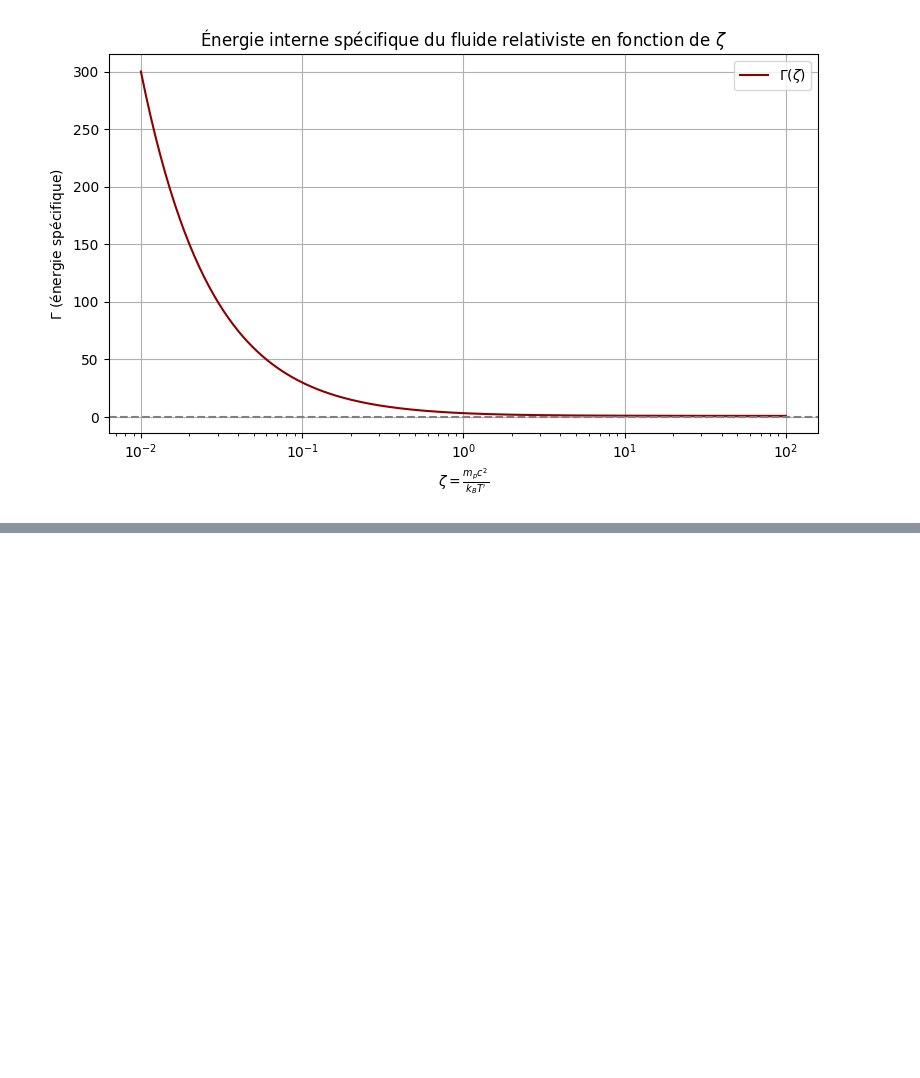
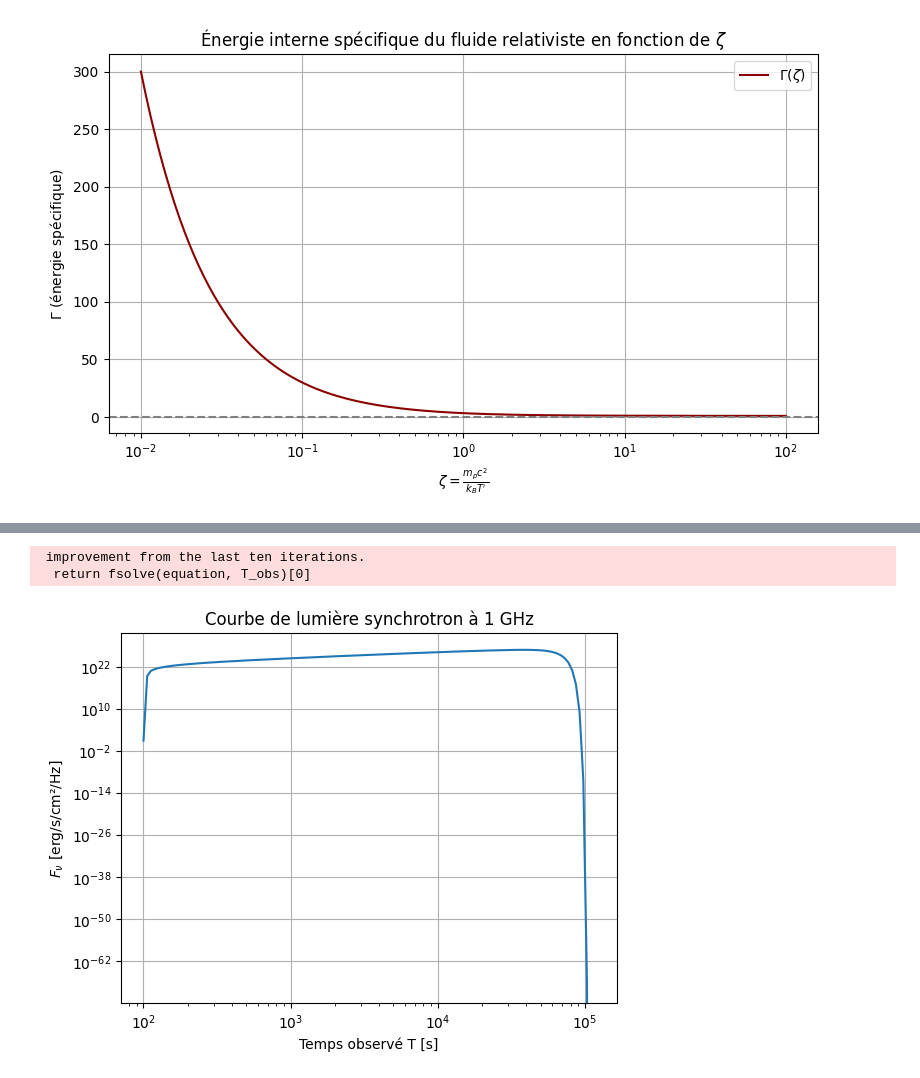
Before and after one commit to KSourya/Stage-M1, a Jupyter notebook: Stage_GRB.ipynb, the cells around one changed output, grey strips where cells are left out. Saved outputs shown, nothing was run; the diff lists cells and outputs as text; code cells hidden in the pictures; blank space fills up the shorter version.

```diff
--- a/Stage_GRB.ipynb
+++ b/Stage_GRB.ipynb
@@ -365,0 +547,18 @@ plt.show()
+# %%
+# Montée et déclin du flux
+
+T_vals = np.logspace(2, 7, 200)  # secondes
+nu_obs = 1e9  # 1 GHz
+Fnu_vals = [synchrotron_flux(jet, T, nu_obs) for T in T_vals]
+
+plt.figure()
+plt.loglog(T_vals, Fnu_vals)
+plt.xlabel("Temps observé T [s]")
+plt.ylabel(r"$F_\nu$ [erg/s/cm²/Hz]")
+plt.title("Courbe de lumière synchrotron à 1 GHz")
+plt.grid(True)
+plt.show()
+# %% [output]
+ improvement from the last ten iterations.
+  return fsolve(equation, T_obs)[0]
+[figure, added]
```
Also changed, not shown: parts of 15 cells of this notebook.
